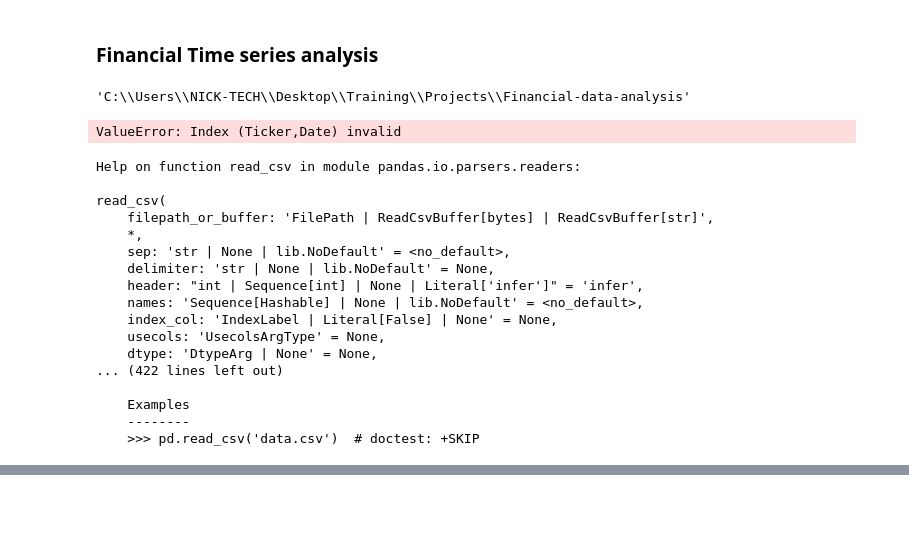
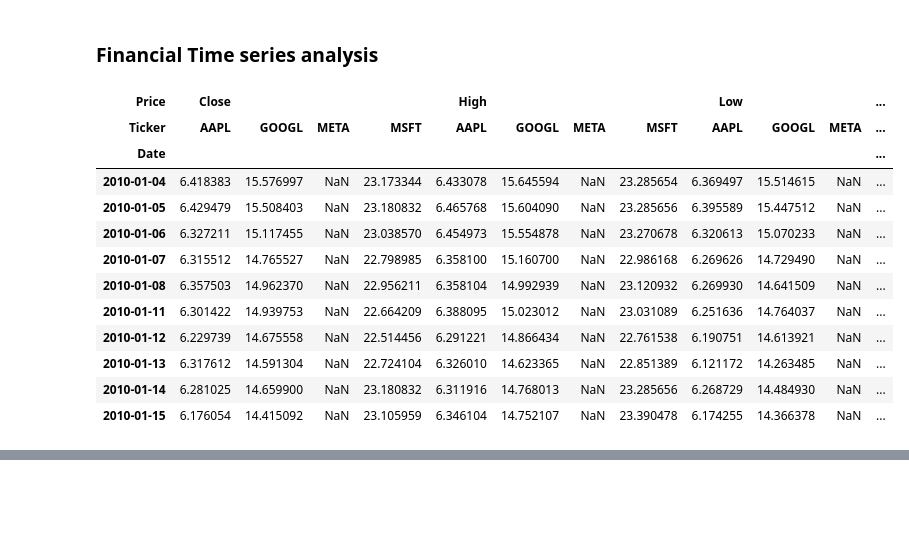
Before and after one commit to LordNevill/Financial-data-analysis, a Jupyter notebook: src/main.ipynb, the cells around one changed output, grey strips where cells are left out. Cells and saved outputs as stored; diff of their text form; code cells hidden in the pictures.

```diff
--- a/src/main.ipynb
+++ b/src/main.ipynb
@@ -7,31 +7,21 @@ import numpy as np
 import os
 # %%
 os.getcwd()
-#os.chdir("C:/Users/NICK-TECH/Desktop/Training/Projects/Financial-data-analysis")
+os.chdir("C:/Users/NICK-TECH/Desktop/Training/Projects/Financial-data-analysis")
-# %% [output]
-'C:\\Users\\NICK-TECH\\Desktop\\Training\\Projects\\Financial-data-analysis'
 # %%
-data = pd.read_csv("src/data.csv", parse_dates=["Date"], index_col="Date")
+data = pd.read_csv("data/data.csv", index_col=0, header = [0,1])
 data.head(10)
 # %% [output]
-ValueError: Index (Ticker,Date) invalid
+| Price | Close |  |  |  | High |  |  |  | Low |  |  | ... |
+| Ticker | AAPL | GOOGL | META | MSFT | AAPL | GOOGL | META | MSFT | AAPL | GOOGL | META | ... |
+| Date |  |  |  |  |  |  |  |  |  |  |  | ... |
+| 2010-01-04 | 6.418383 | 15.576997 | NaN | 23.173344 | 6.433078 | 15.645594 | NaN | 23.285654 | 6.369497 | 15.514615 | NaN | ... |
+| 2010-01-05 | 6.429479 | 15.508403 | NaN | 23.180832 | 6.465768 | 15.604090 | NaN | 23.285656 | 6.395589 | 15.447512 | NaN | ... |
+| 2010-01-06 | 6.327211 | 15.117455 | NaN | 23.038570 | 6.454973 | 15.554878 | NaN | 23.270678 | 6.320613 | 15.070233 | NaN | ... |
+| 2010-01-07 | 6.315512 | 14.765527 | NaN | 22.798985 | 6.358100 | 15.160700 | NaN | 22.986168 | 6.269626 | 14.729490 | NaN | ... |
+| 2010-01-08 | 6.357503 | 14.962370 | NaN | 22.956211 | 6.358104 | 14.992939 | NaN | 23.120932 | 6.269930 | 14.641509 | NaN | ... |
+| 2010-01-11 | 6.301422 | 14.939753 | NaN | 22.664209 | 6.388095 | 15.023012 | NaN | 23.031089 | 6.251636 | 14.764037 | NaN | ... |
+| 2010-01-12 | 6.229739 | 14.675558 | NaN | 22.514456 | 6.291221 | 14.866434 | NaN | 22.761538 | 6.190751 | 14.613921 | NaN | ... |
+| 2010-01-13 | 6.317612 | 14.591304 | NaN | 22.724104 | 6.326010 | 14.623365 | NaN | 22.851389 | 6.121172 | 14.263485 | NaN | ... |
+| 2010-01-14 | 6.281025 | 14.659900 | NaN | 23.180832 | 6.311916 | 14.768013 | NaN | 23.285656 | 6.268729 | 14.484930 | NaN | ... |
+| 2010-01-15 | 6.176054 | 14.415092 | NaN | 23.105959 | 6.346104 | 14.752107 | NaN | 23.390478 | 6.174255 | 14.366378 | NaN | ... |
-# %%
-help(pd.read_csv)
-# %% [output]
-Help on function read_csv in module pandas.io.parsers.readers:
-
-read_csv(
-    filepath_or_buffer: 'FilePath | ReadCsvBuffer[bytes] | ReadCsvBuffer[str]',
-    *,
-    sep: 'str | None | lib.NoDefault' = <no_default>,
-    delimiter: 'str | None | lib.NoDefault' = None,
-    header: "int | Sequence[int] | None | Literal['infer']" = 'infer',
-    names: 'Sequence[Hashable] | None | lib.NoDefault' = <no_default>,
-    index_col: 'IndexLabel | Literal[False] | None' = None,
-    usecols: 'UsecolsArgType' = None,
-    dtype: 'DtypeArg | None' = None,
-... (422 lines left out)
-
-    Examples
-    --------
-    >>> pd.read_csv('data.csv')  # doctest: +SKIP
```
Also changed, not shown: parts of 10 cells of this notebook, 2 other files.
